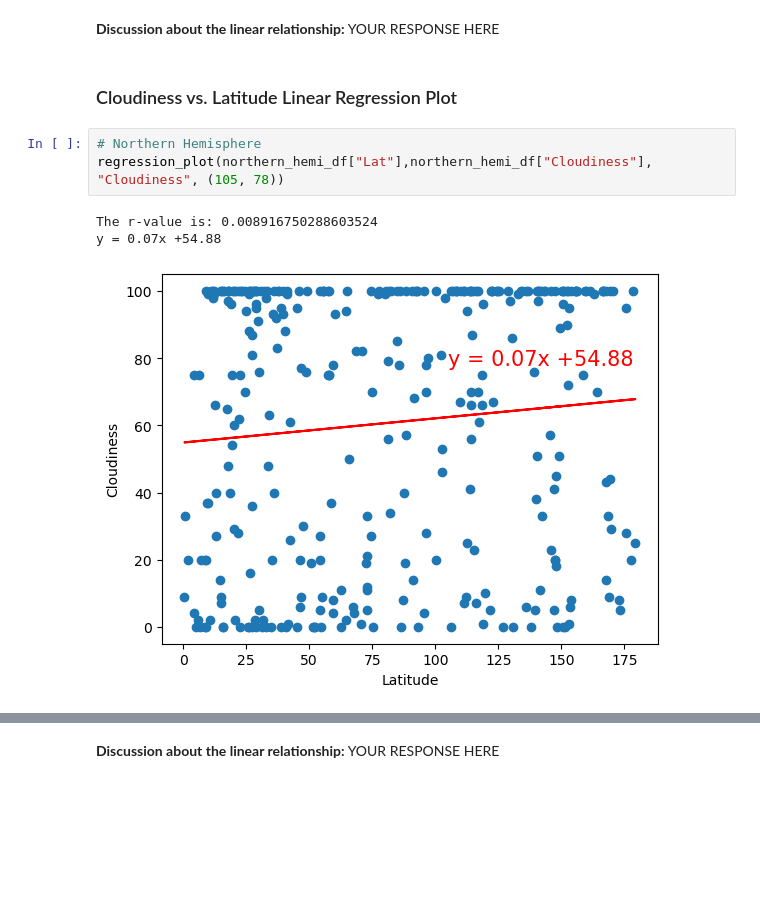
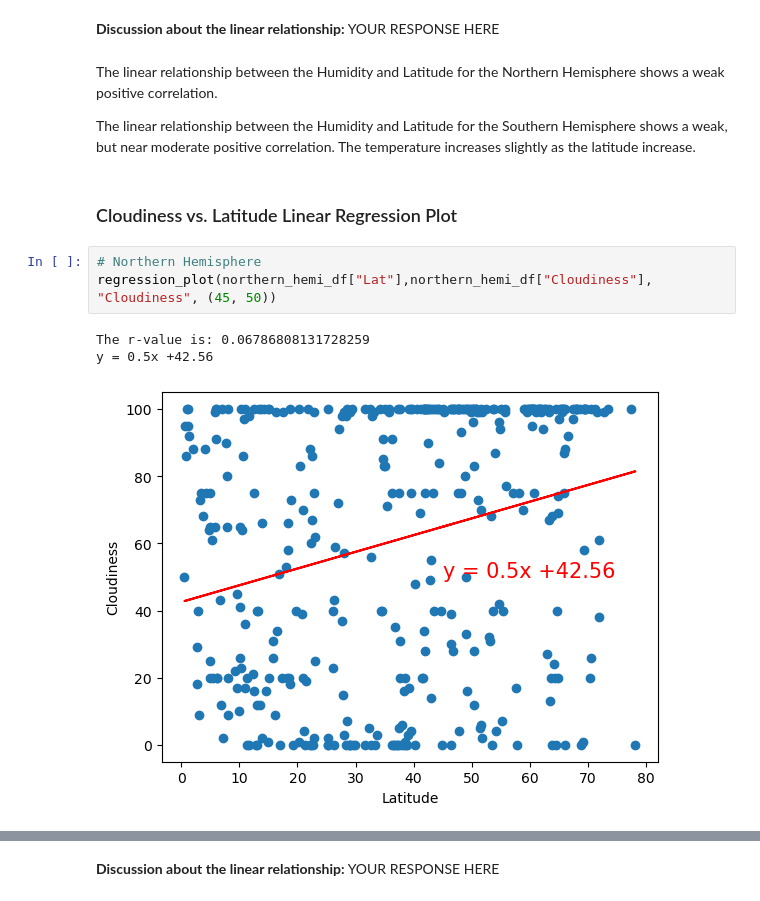
Before and after one commit to dianeooty/weather-api-analysis, a Jupyter notebook: WeatherPy.ipynb, the cells around one changed output, grey strips where cells are left out. Drawn from its saved outputs; the diff is of its cells as text; blank space fills up the shorter version.

```diff
--- a/WeatherPy.ipynb
+++ b/WeatherPy.ipynb
@@ -376,13 +380,17 @@ y = -0.1x +61.57
 # %% [markdown]
 **Discussion about the linear relationship:** YOUR RESPONSE HERE
+# %% [markdown]
+The linear relationship between the Humidity and Latitude for the Northern Hemisphere shows a weak positive correlation.
+
+The linear relationship between the Humidity and Latitude for the Southern Hemisphere shows a weak, but near moderate positive correlation. The temperature increases slightly as the latitude increase.
 # %% [markdown]
 ### Cloudiness vs. Latitude Linear Regression Plot
 # %%
 # Northern Hemisphere
-regression_plot(northern_hemi_df["Lat"],northern_hemi_df["Cloudiness"], "Cloudiness", (105, 78))
+regression_plot(northern_hemi_df["Lat"],northern_hemi_df["Cloudiness"], "Cloudiness", (45, 50))
 # %% [output]
-The r-value is: 0.008916750288603524
-y = 0.07x +54.88
+The r-value is: 0.06786808131728259
+y = 0.5x +42.56
-[figure, old version]
+[figure, new version]
 # %%
 # Southern Hemisphere
```
Also changed, not shown: parts of 22 cells of this notebook.
